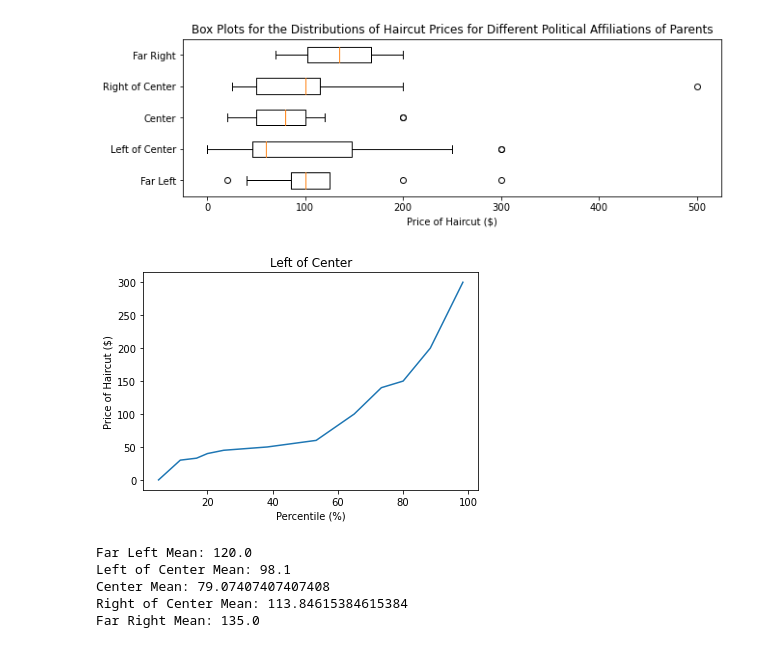
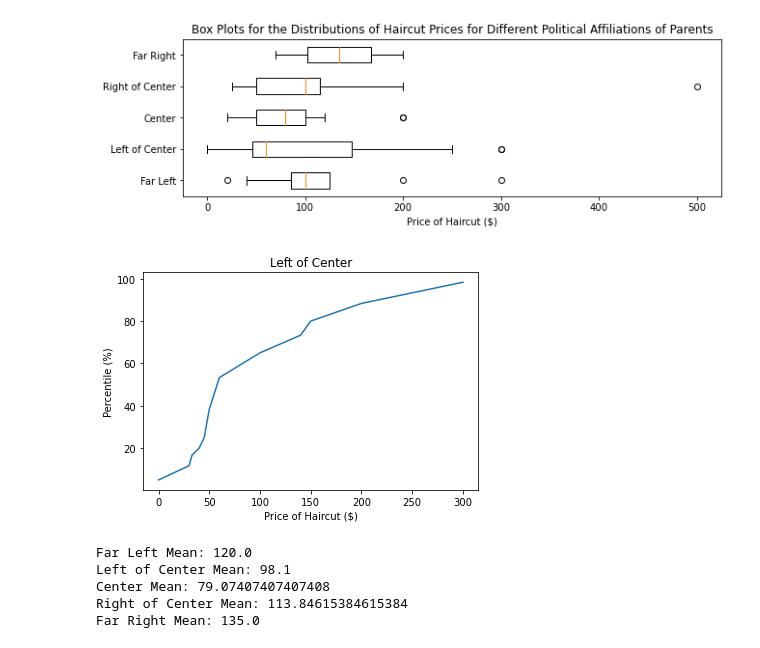
Before and after one commit to Veeeeeee7/AP-Stats, a Jupyter notebook: Quarter 1 Stats.ipynb, the cells around one changed output. Cells and saved outputs as stored; diff of their text form; code cells hidden in the pictures.

Commit message:
changed percentile plots a little

```diff
--- a/Quarter 1 Stats.ipynb
+++ b/Quarter 1 Stats.ipynb
@@ -148,21 +148,21 @@ box_plot([far_left, left_of_center, center, right_of_center, far_right], "Box Pl
 # %%
 def percentile_plot(dataset, title):
     dataset = np.sort(dataset)
     percentiles = np.array([])
     data_points = np.array([])
     for data in dataset:
         percentiles = np.append(percentiles, stats.percentileofscore(dataset, data))
         data_points = np.append(data_points, data)
 
-    plt.xlabel("Percentile (%)")
-    plt.ylabel("Price of Haircut ($)")
+    plt.ylabel("Percentile (%)")
+    plt.xlabel("Price of Haircut ($)")
     plt.title(title)
-    plt.plot(percentiles, data_points)
+    plt.plot(data_points, percentiles)
     plt.show()
 
 percentile_plot(left_of_center, "Left of Center")
 # %% [output]
-[figure, old version]
+[figure, new version]
 # %%
 print(f'{"Far Left Mean: "}{far_left.mean()}')
 print(f'{"Left of Center Mean: "}{left_of_center.mean()}')
```
